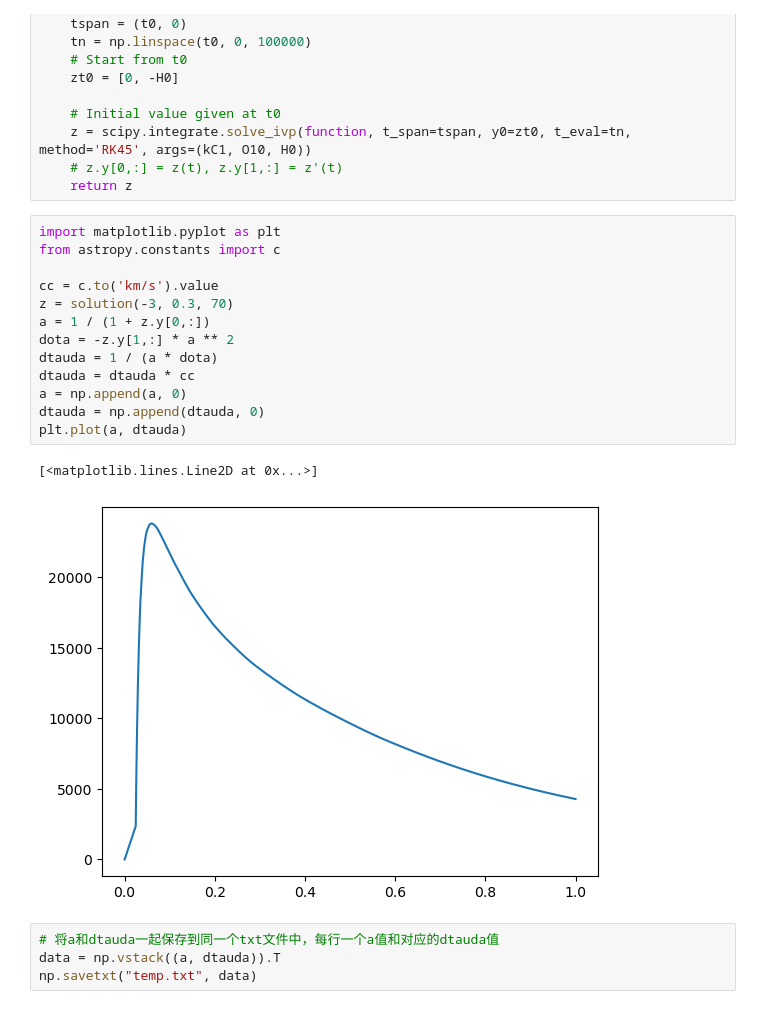
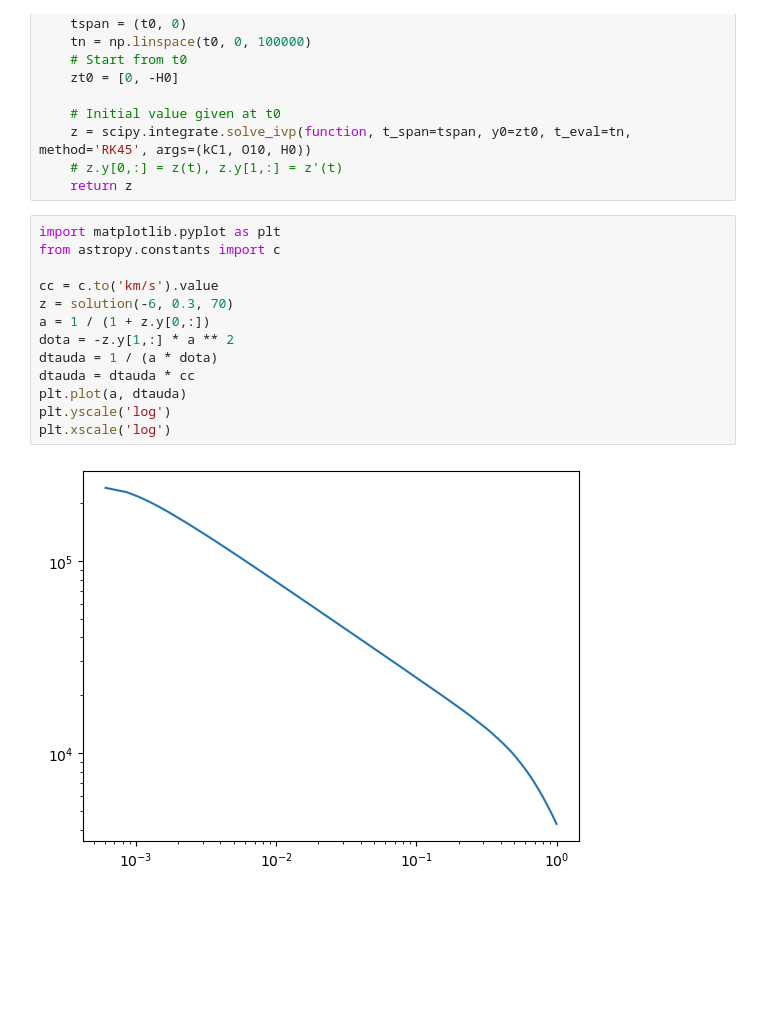
Before and after one commit to kaltsit33/IDM, a Jupyter notebook: CMB/dtauda.ipynb, the cells around one changed output. Saved outputs shown, nothing was run; the diff lists cells and outputs as text; blank space fills up the shorter version.

```diff
--- a/CMB/dtauda.ipynb
+++ b/CMB/dtauda.ipynb
@@ -55,20 +55,15 @@ def solution(log_kC1, O20, H0):
 # %%
 import matplotlib.pyplot as plt
 from astropy.constants import c
 
 cc = c.to('km/s').value
-z = solution(-3, 0.3, 70)
+z = solution(-6, 0.3, 70)
 a = 1 / (1 + z.y[0,:])
 dota = -z.y[1,:] * a ** 2
 dtauda = 1 / (a * dota)
 dtauda = dtauda * cc
-a = np.append(a, 0)
-dtauda = np.append(dtauda, 0)
 plt.plot(a, dtauda)
+plt.yscale('log')
+plt.xscale('log')
 # %% [output]
-[<matplotlib.lines.Line2D at 0x...>]
-[figure, old version]
+[figure, new version]
-# %%
-# 将a和dtauda一起保存到同一个txt文件中，每行一个a值和对应的dtauda值
-data = np.vstack((a, dtauda)).T
-np.savetxt("temp.txt", data)
```
Also changed, not shown: parts of 3 cells of this notebook, 29 other files.
